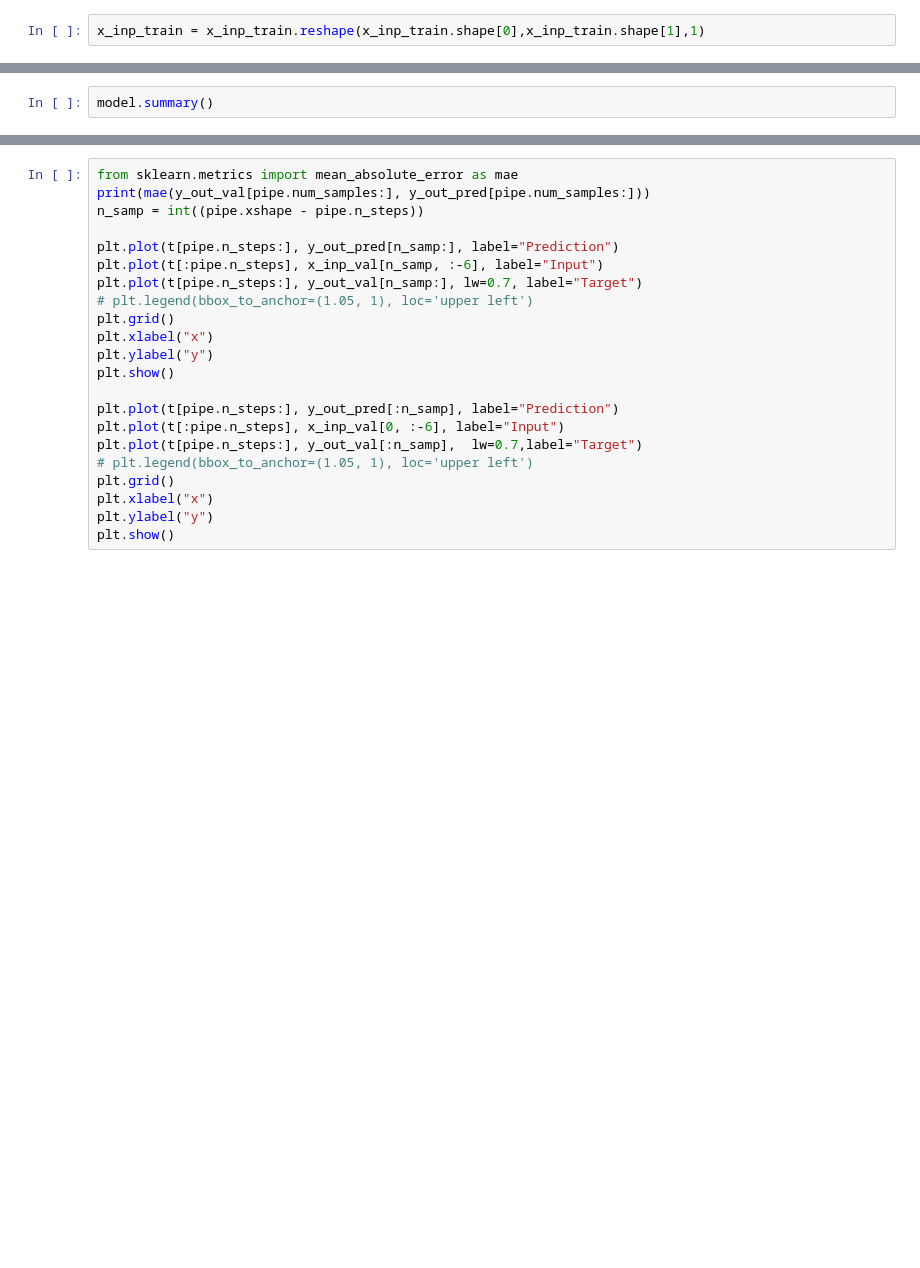
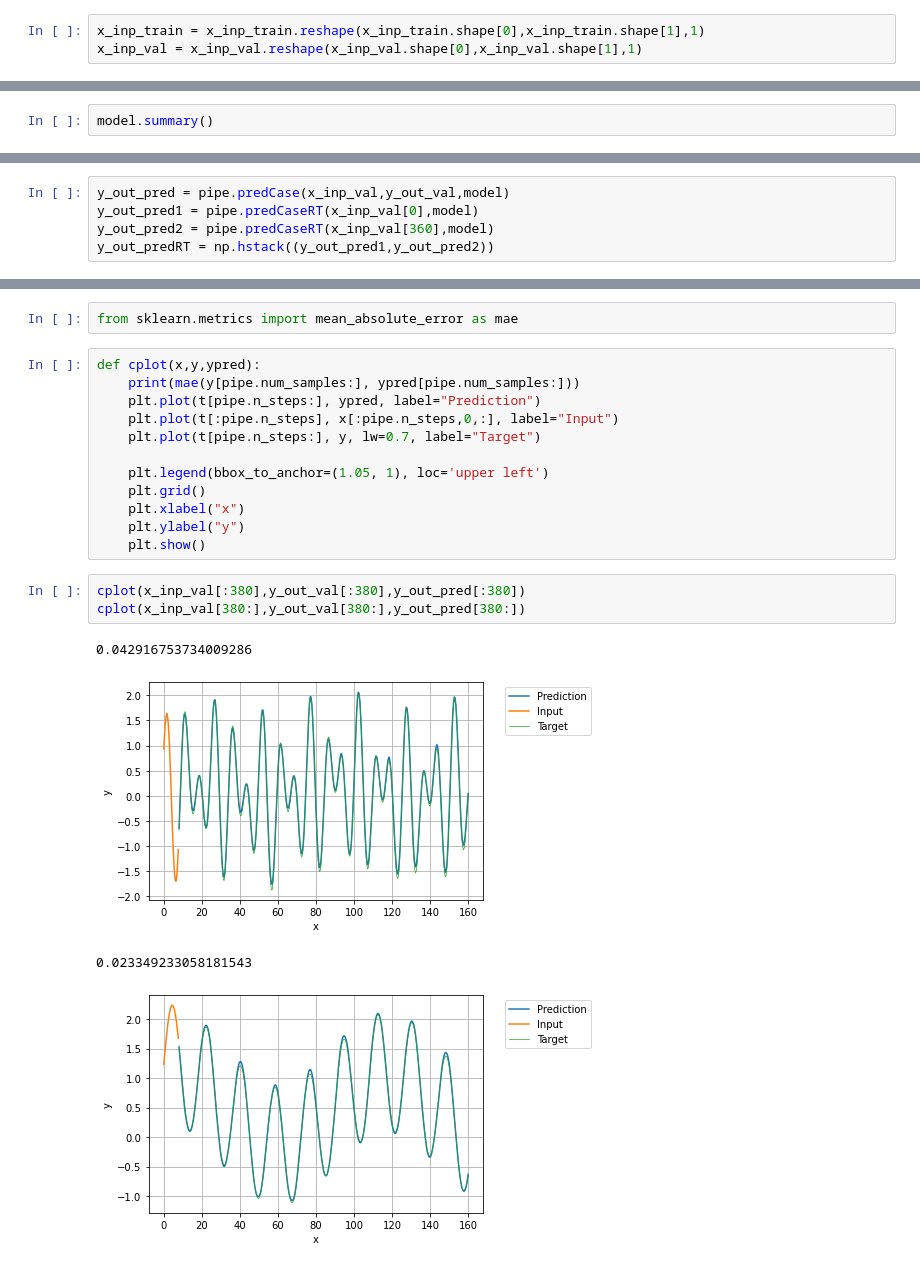
Before and after one commit to trifwn/OscillationLSTM, a Jupyter notebook: benchmark.ipynb, the cells around one changed output, grey strips where cells are left out. Cells and saved outputs as stored; diff of their text form; blank space fills up the shorter version.

```diff
--- a/benchmark.ipynb
+++ b/benchmark.ipynb
@@ -76,6 +76,7 @@ x_inp_train ,y_out_train ,x_inp_val  ,y_out_val = pipe.split_data(x_inp,y_out)
 print(x_inp_train.shape, y_out_train.shape, x_inp_val.shape, y_out_val.shape)
 # %%
 x_inp_train = x_inp_train.reshape(x_inp_train.shape[0],x_inp_train.shape[1],1)
+x_inp_val = x_inp_val.reshape(x_inp_val.shape[0],x_inp_val.shape[1],1)
 # %% [markdown]
 # Training LSTM 1 Timestep
 # %%
@@ -168,0 +151,5 @@ for i in range(x_inp_val.shape[0]):
+# %%
+y_out_pred = pipe.predCase(x_inp_val,y_out_val,model)
+y_out_pred1 = pipe.predCaseRT(x_inp_val[0],model)
+y_out_pred2 = pipe.predCaseRT(x_inp_val[360],model)
+y_out_predRT = np.hstack((y_out_pred1,y_out_pred2))
@@ -169,22 +158,22 @@ for i in range(x_inp_val.shape[0]):
+# %%
+from sklearn.metrics import mean_absolute_error as mae
 # %%
-from sklearn.metrics import mean_absolute_error as mae
-print(mae(y_out_val[pipe.num_samples:], y_out_pred[pipe.num_samples:]))
-n_samp = int((pipe.xshape - pipe.n_steps))
+def cplot(x,y,ypred):
+    print(mae(y[pipe.num_samples:], ypred[pipe.num_samples:]))
+    plt.plot(t[pipe.n_steps:], ypred, label="Prediction")
+    plt.plot(t[:pipe.n_steps], x[:pipe.n_steps,0,:], label="Input")
+    plt.plot(t[pipe.n_steps:], y, lw=0.7, label="Target")
 
-plt.plot(t[pipe.n_steps:], y_out_pred[n_samp:], label="Prediction")
-plt.plot(t[:pipe.n_steps], x_inp_val[n_samp, :-6], label="Input")
-plt.plot(t[pipe.n_steps:], y_out_val[n_samp:], lw=0.7, label="Target")
-# plt.legend(bbox_to_anchor=(1.05, 1), loc='upper left')
-plt.grid()
-plt.xlabel("x")
-plt.ylabel("y")
-plt.show()
-
-plt.plot(t[pipe.n_steps:], y_out_pred[:n_samp], label="Prediction")
-plt.plot(t[:pipe.n_steps], x_inp_val[0, :-6], label="Input")
-plt.plot(t[pipe.n_steps:], y_out_val[:n_samp],  lw=0.7,label="Target")
-# plt.legend(bbox_to_anchor=(1.05, 1), loc='upper left')
-plt.grid()
-plt.xlabel("x")
-plt.ylabel("y")
-plt.show()
+    plt.legend(bbox_to_anchor=(1.05, 1), loc='upper left')
+    plt.grid()
+    plt.xlabel("x")
+    plt.ylabel("y")
+    plt.show()
+# %%
+cplot(x_inp_val[:380],y_out_val[:380],y_out_pred[:380])
+cplot(x_inp_val[380:],y_out_val[380:],y_out_pred[380:])
+# %% [output]
+0.042916753734009286
+[figure, added]
+0.023349233058181543
+[figure, added]
```
Also changed, not shown: parts of 8 cells of this notebook, 3 other files.
